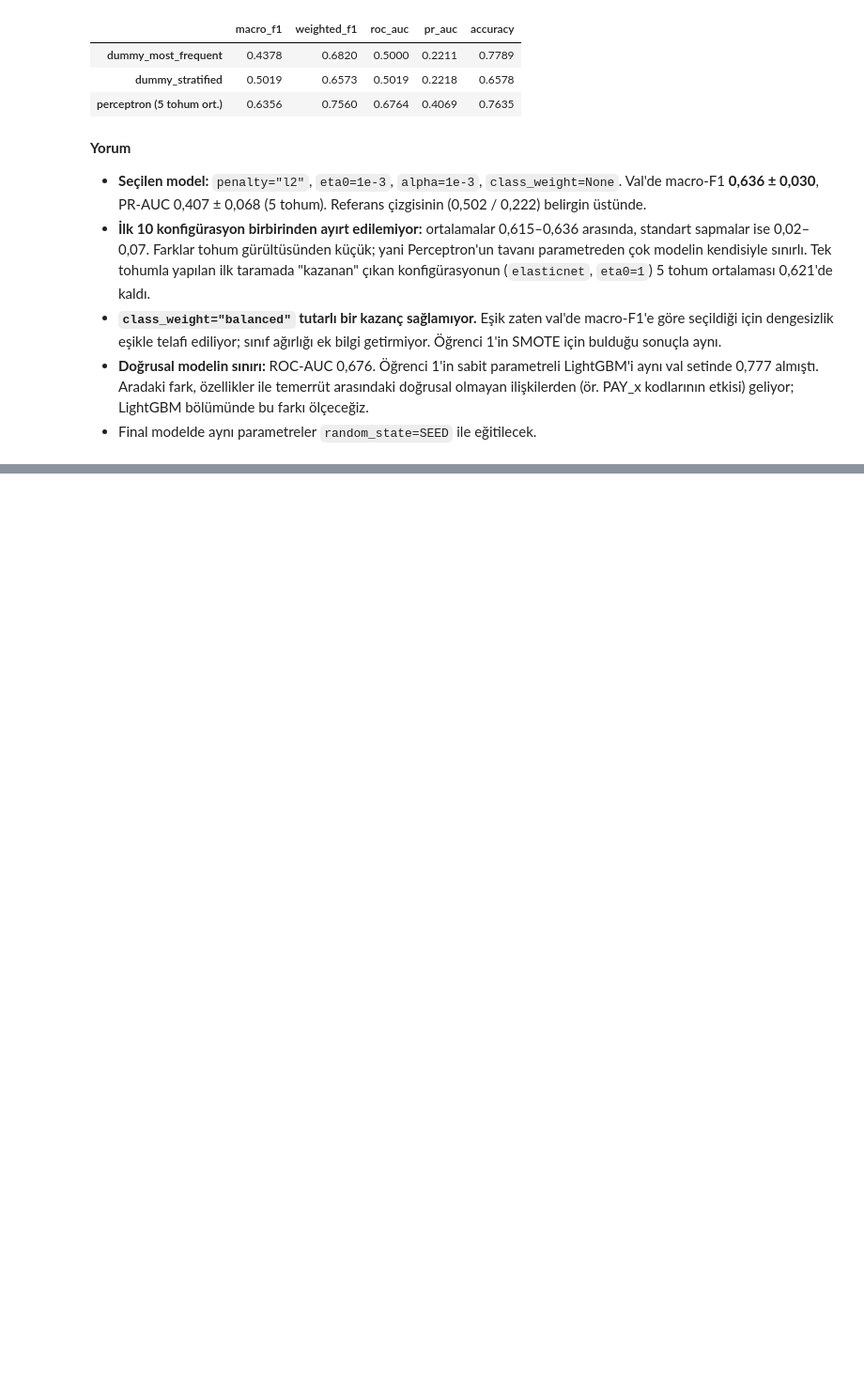
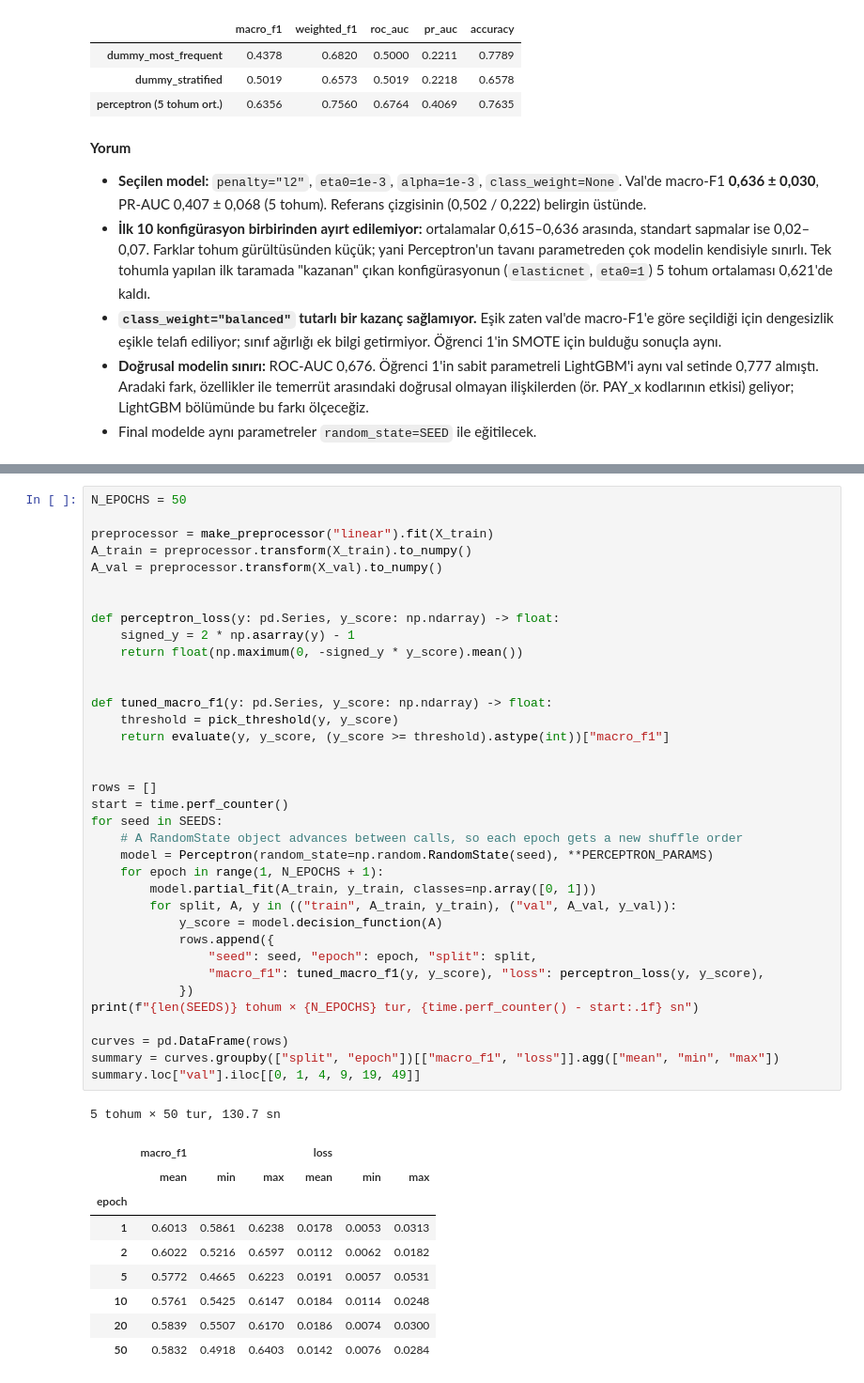
Before and after one commit to KamuranBey00/DataScienceProject, a Jupyter notebook: notebooks/03_perceptron_lgbm.ipynb, the cells around one changed output, grey strips where cells are left out. Shown at 94% size. Drawn from its saved outputs; the diff is of its cells as text; blank space fills up the shorter version.

```diff
--- a/notebooks/03_perceptron_lgbm.ipynb
+++ b/notebooks/03_perceptron_lgbm.ipynb
@@ -274,0 +292,47 @@ macro-F1 = 0.6356 ± 0.0303 (5 tohum)
+# %%
+N_EPOCHS = 50
+
+preprocessor = make_preprocessor("linear").fit(X_train)
+A_train = preprocessor.transform(X_train).to_numpy()
+A_val = preprocessor.transform(X_val).to_numpy()
+
+
+def perceptron_loss(y: pd.Series, y_score: np.ndarray) -> float:
+    signed_y = 2 * np.asarray(y) - 1
+    return float(np.maximum(0, -signed_y * y_score).mean())
+
+
+def tuned_macro_f1(y: pd.Series, y_score: np.ndarray) -> float:
+    threshold = pick_threshold(y, y_score)
+    return evaluate(y, y_score, (y_score >= threshold).astype(int))["macro_f1"]
+
+
+rows = []
+start = time.perf_counter()
+for seed in SEEDS:
+    # A RandomState object advances between calls, so each epoch gets a new shuffle order
+    model = Perceptron(random_state=np.random.RandomState(seed), **PERCEPTRON_PARAMS)
+    for epoch in range(1, N_EPOCHS + 1):
+        model.partial_fit(A_train, y_train, classes=np.array([0, 1]))
+        for split, A, y in (("train", A_train, y_train), ("val", A_val, y_val)):
+            y_score = model.decision_function(A)
+            rows.append({
+                "seed": seed, "epoch": epoch, "split": split,
+                "macro_f1": tuned_macro_f1(y, y_score), "loss": perceptron_loss(y, y_score),
+            })
+print(f"{len(SEEDS)} tohum × {N_EPOCHS} tur, {time.perf_counter() - start:.1f} sn")
+
+curves = pd.DataFrame(rows)
+summary = curves.groupby(["split", "epoch"])[["macro_f1", "loss"]].agg(["mean", "min", "max"])
+summary.loc["val"].iloc[[0, 1, 4, 9, 19, 49]]
+# %% [output]
+5 tohum × 50 tur, 130.7 sn
+|  | macro_f1 |  |  | loss |  |  |
+|  | mean | min | max | mean | min | max |
+| epoch |  |  |  |  |  |  |
+| 1 | 0.6013 | 0.5861 | 0.6238 | 0.0178 | 0.0053 | 0.0313 |
+| 2 | 0.6022 | 0.5216 | 0.6597 | 0.0112 | 0.0062 | 0.0182 |
+| 5 | 0.5772 | 0.4665 | 0.6223 | 0.0191 | 0.0057 | 0.0531 |
+| 10 | 0.5761 | 0.5425 | 0.6147 | 0.0184 | 0.0114 | 0.0248 |
+| 20 | 0.5839 | 0.5507 | 0.6170 | 0.0186 | 0.0074 | 0.0300 |
+| 50 | 0.5832 | 0.4918 | 0.6403 | 0.0142 | 0.0076 | 0.0284 |
```
Also changed, not shown: parts of 6 cells of this notebook, 2 other files.
